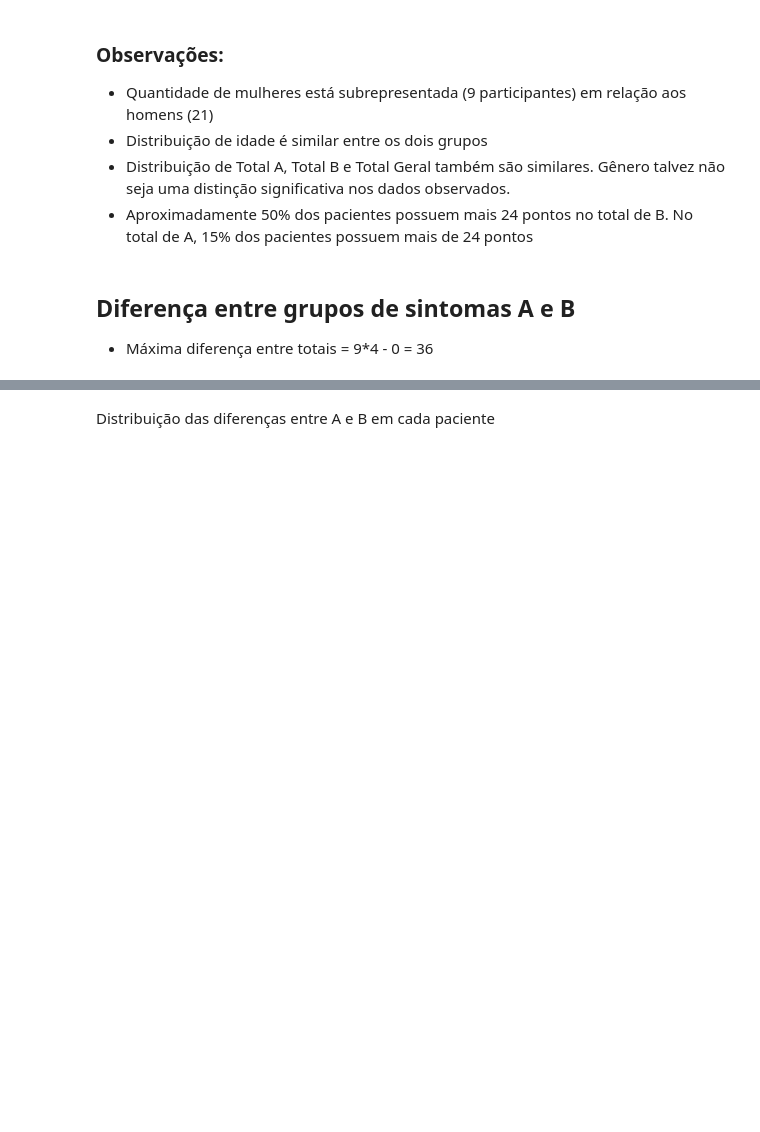
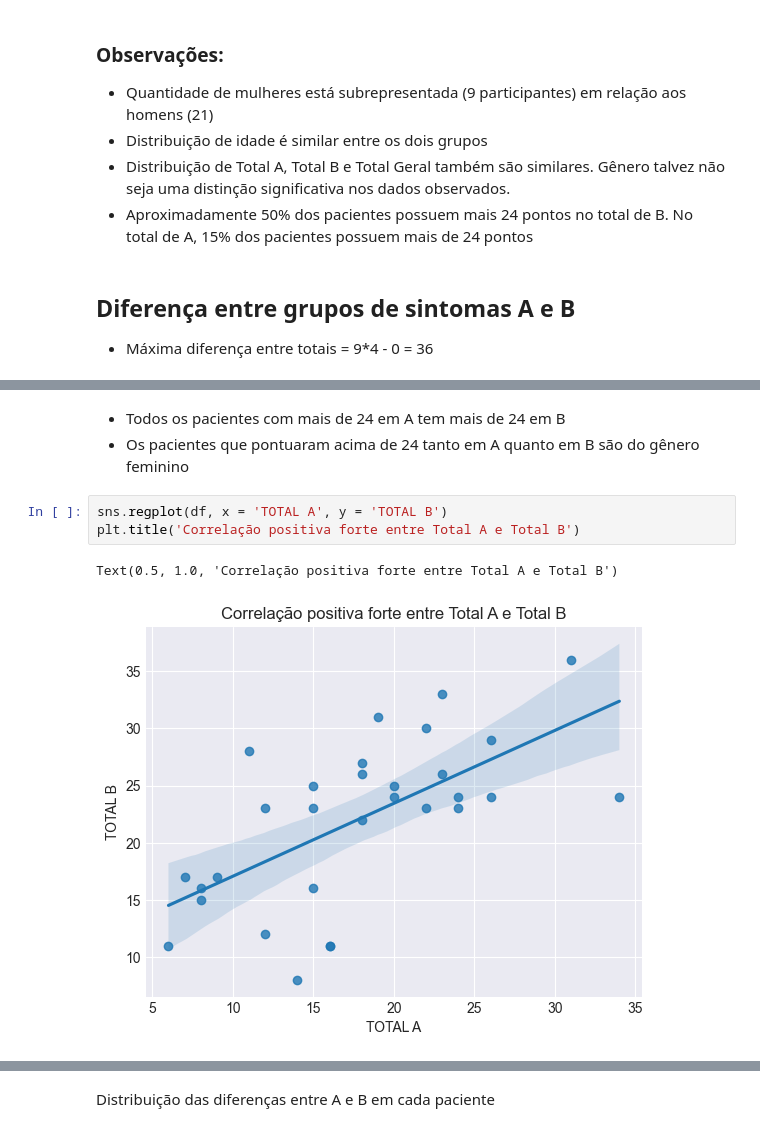
Before and after one commit to cabrau/tdah-drug-dependency, a Jupyter notebook: tdah.ipynb, the cells around one changed output, grey strips where cells are left out. Drawn from its saved outputs; the diff is of its cells as text; blank space fills up the shorter version.

```diff
--- a/tdah.ipynb
+++ b/tdah.ipynb
@@ -186,0 +137,9 @@ porcentagem de pacientes com mais de 24 pontos em A e B: 6.67%
+# %% [markdown]
+- Todos os pacientes com mais de 24 em A tem mais de 24 em B
+- Os pacientes que pontuaram acima de 24 tanto em A quanto em B são do gênero feminino
+# %%
+sns.regplot(df, x = 'TOTAL A', y = 'TOTAL B')
+plt.title('Correlação positiva forte entre Total A e Total B')
+# %% [output]
+Text(0.5, 1.0, 'Correlação positiva forte entre Total A e Total B')
+[figure, added]
```
Also changed, not shown: parts of 37 cells of this notebook.
